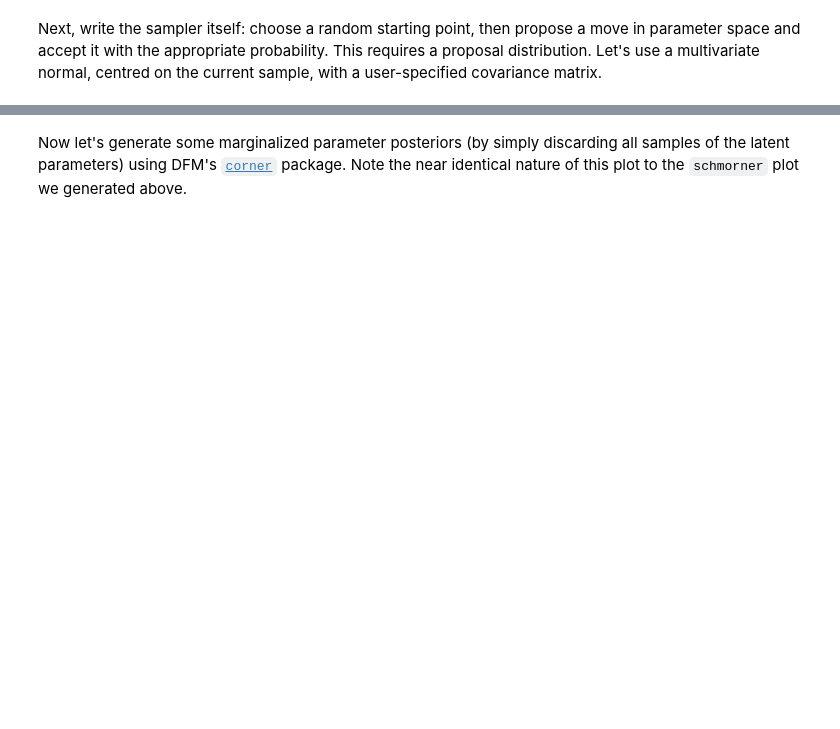
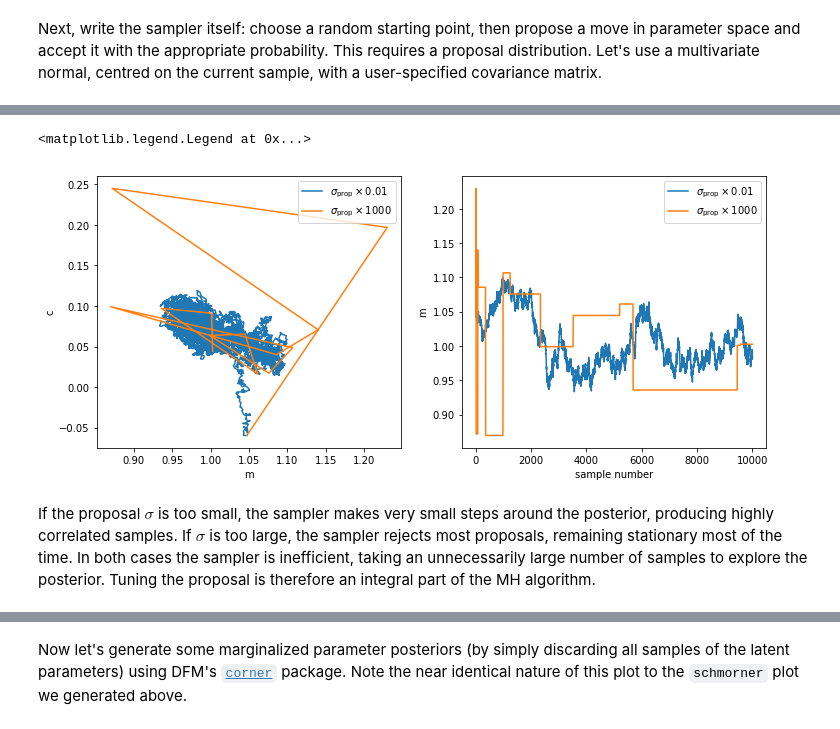
Before and after one commit to sfeeney/ahw19, a Jupyter notebook: ahw_complete.ipynb, the cells around one changed output, grey strips where cells are left out. Drawn from its saved outputs; the diff is of its cells as text; code cells hidden in the pictures; blank space fills up the shorter version.

```diff
--- a/ahw_complete.ipynb
+++ b/ahw_complete.ipynb
@@ -398,0 +439,22 @@ Text(0,0.5,'m')
+# %%
+n_samples = 10000
+mult = np.array([0.01, 1000.0])
+fig, axes = mp.subplots(1, 2, figsize=(12, 5))
+for i in range(2):
+    prop_cov_i = prop_cov * mult[i]
+    npr.seed(1234)
+    samples, ln_posts = mh_sampler(n_samples, x, y, mu_slope, sig_slope, mu_intcpt, sig_intcpt, \
+                                   shape_var_noise, scale_var_noise, prop_cov_i)
+    axes[0].plot(samples[:, 0], samples[:, 1], label=r'$\sigma_{\rm prop}\times$'+'{:g}'.format(mult[i]))
+    axes[1].plot(samples[:, 0], label=r'$\sigma_{\rm prop}\times$'+'{:g}'.format(mult[i]))
+axes[0].set_xlabel(par_names_nv[0])
+axes[0].set_ylabel(par_names_nv[1])
+axes[0].legend(loc='upper right')
+axes[1].set_xlabel('sample number')
+axes[1].set_ylabel(par_names_nv[0])
+axes[1].legend(loc='upper right')
+# %% [output]
+<matplotlib.legend.Legend at 0x...>
+[figure, added]
+# %% [markdown]
+If the proposal $\sigma$ is too small, the sampler makes very small steps around the posterior, producing highly correlated samples. If $\sigma$ is too large, the sampler rejects most proposals, remaining stationary most of the time. In both cases the sampler is inefficient, taking an unnecessarily large number of samples to explore the posterior. Tuning the proposal is therefore an integral part of the MH algorithm.
```
Also changed, not shown: parts of 73 cells of this notebook.
